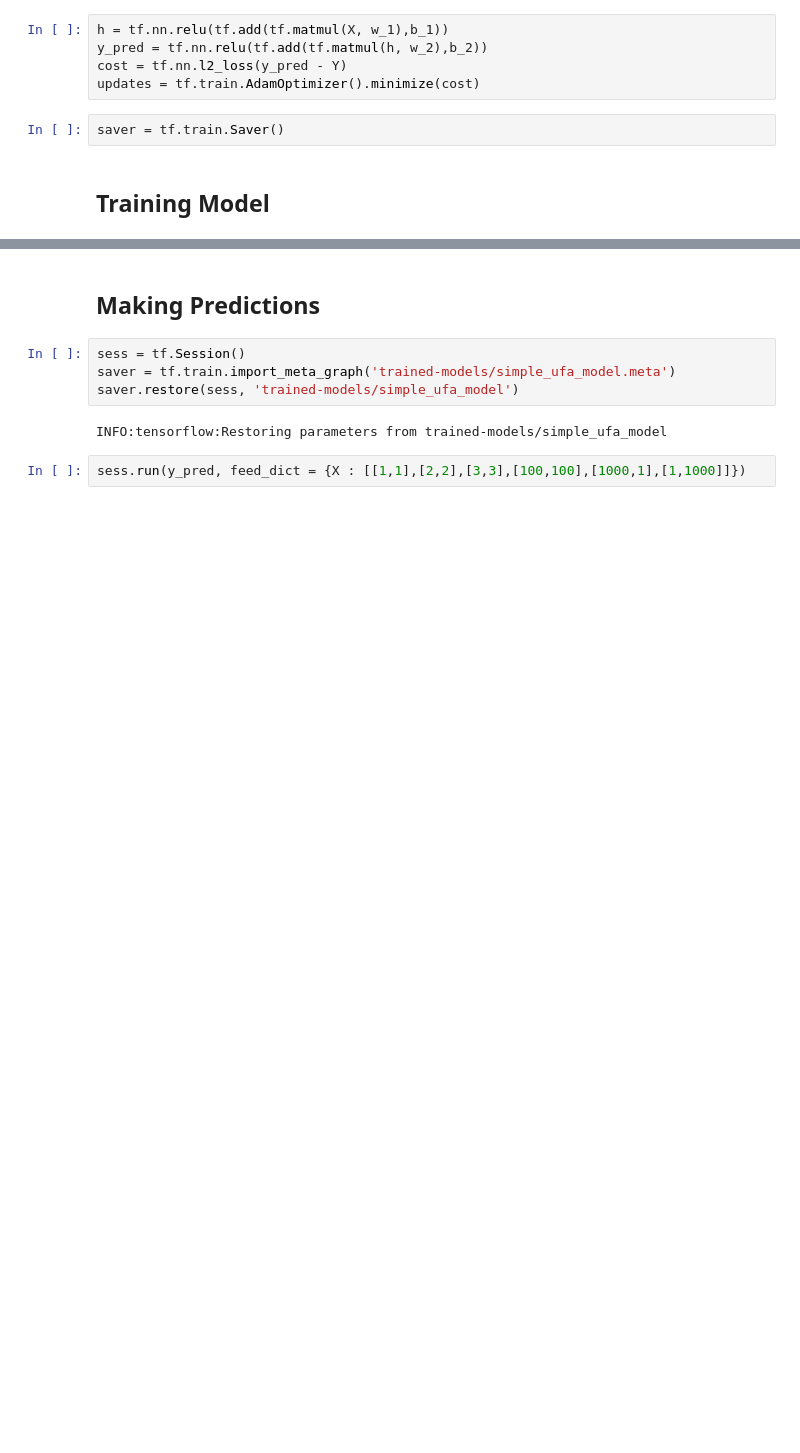
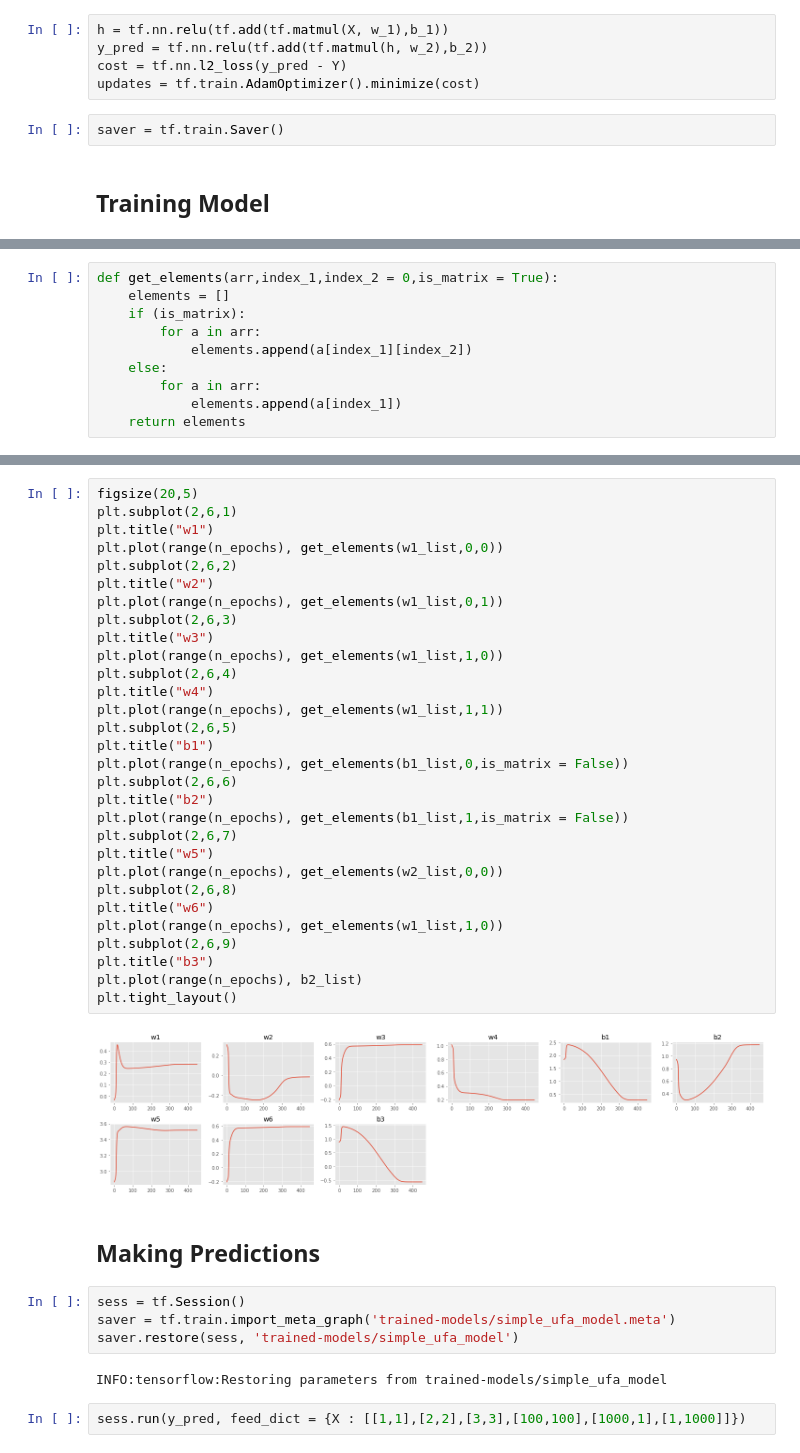
Before and after one commit to joelprince25/deep-learning-adhoc, a Jupyter notebook: universal_function_approximation.ipynb, the cells around one changed output, grey strips where cells are left out. Drawn from its saved outputs; the diff is of its cells as text; blank space fills up the shorter version.

```diff
--- a/universal_function_approximation.ipynb
+++ b/universal_function_approximation.ipynb
@@ -156,5 +166,15 @@ with tf.Session() as sess:
 
     saver.save(sess, 'trained-models/simple_ufa_model')
+# %%
+def get_elements(arr,index_1,index_2 = 0,is_matrix = True):
+    elements = []
+    if (is_matrix):
+        for a in arr:
+            elements.append(a[index_1][index_2])
+    else:
+        for a in arr:
+            elements.append(a[index_1])
+    return elements
 # %%
 plt.plot(range(n_epochs), epoch_loss_list)
 plt.ylabel("Epoch Loss")
@@ -165,3 +185,35 @@ plt.xlabel("Epochs")
+# %%
+figsize(20,5)
+plt.subplot(2,6,1)
+plt.title("w1")
+plt.plot(range(n_epochs), get_elements(w1_list,0,0))
+plt.subplot(2,6,2)
+plt.title("w2")
+plt.plot(range(n_epochs), get_elements(w1_list,0,1))
+plt.subplot(2,6,3)
+plt.title("w3")
+plt.plot(range(n_epochs), get_elements(w1_list,1,0))
+plt.subplot(2,6,4)
+plt.title("w4")
+plt.plot(range(n_epochs), get_elements(w1_list,1,1))
+plt.subplot(2,6,5)
+plt.title("b1")
+plt.plot(range(n_epochs), get_elements(b1_list,0,is_matrix = False))
+plt.subplot(2,6,6)
+plt.title("b2")
+plt.plot(range(n_epochs), get_elements(b1_list,1,is_matrix = False))
+plt.subplot(2,6,7)
+plt.title("w5")
+plt.plot(range(n_epochs), get_elements(w2_list,0,0))
+plt.subplot(2,6,8)
+plt.title("w6")
+plt.plot(range(n_epochs), get_elements(w1_list,1,0))
+plt.subplot(2,6,9)
+plt.title("b3")
+plt.plot(range(n_epochs), b2_list)
+plt.tight_layout()
+# %% [output]
+[figure, added]
 # %% [markdown]
 ## Making Predictions
 # %%
```
Also changed, not shown: parts of 16 cells of this notebook, 3 other files.
